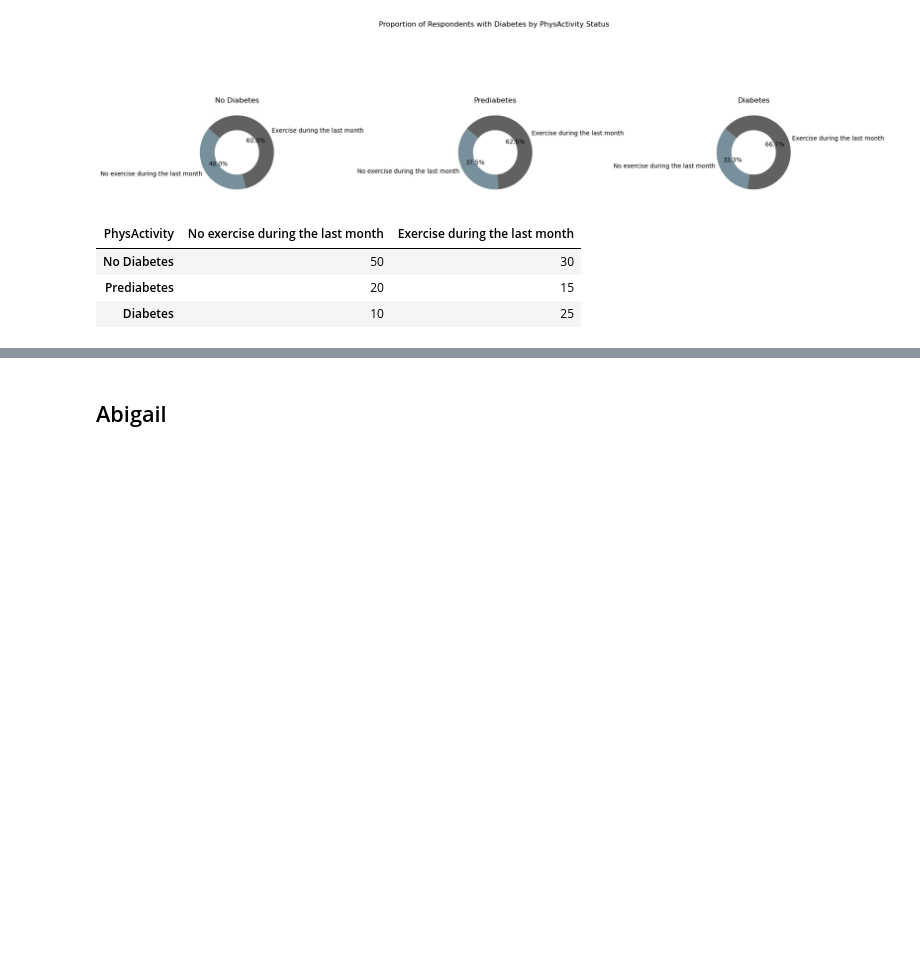
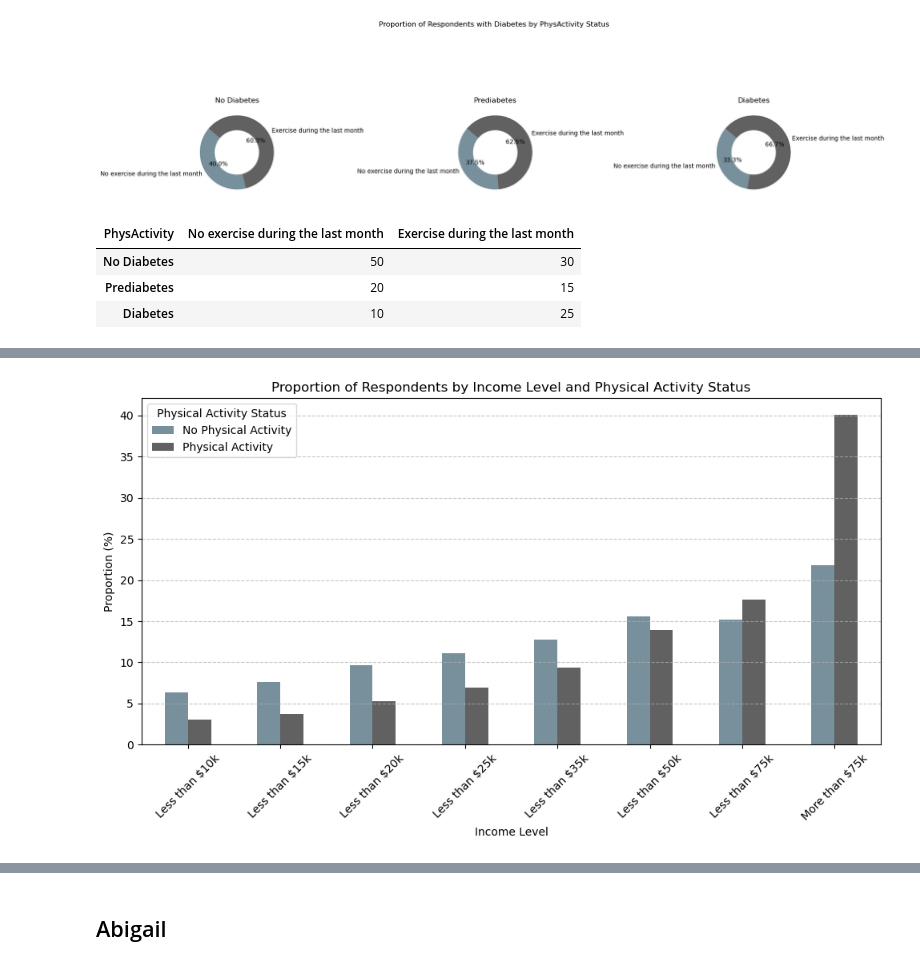
Before and after one commit to williamlevine/project-one, a Jupyter notebook: main_notebook.ipynb, the cells around one changed output, grey strips where cells are left out. Drawn from its saved outputs; the diff is of its cells as text; code cells hidden in the pictures; blank space fills up the shorter version.

Commit message:
Exercise compared to Income, Age, and Education

```diff
--- a/main_notebook.ipynb
+++ b/main_notebook.ipynb
@@ -306,0 +287,21 @@ The p-value of the chi-squared test is 0.0031. As this value is less than 0.05,
+# %%
+#PhysActivity to Income
+# Group by PhysActivity and Income, count the number of participants for each category
+dia_PhysActivity_Income = df_trimmed.groupby(["PhysActivity", "Income"]).size().reset_index(name='count')
+
+
+# Separate 0 PhysActivity values from 1 PhysActivity values, copying the tables so we can easily perform actions on them
+no_PhysActivity_Income = dia_PhysActivity_Income[dia_PhysActivity_Income["PhysActivity"] == 0].copy()
+yes_PhysActivity_Income = dia_PhysActivity_Income[dia_PhysActivity_Income["PhysActivity"] == 1].copy()
+
+# Find the total respondents per category (PhysActivity and no PhysActivity)
+# Create a new column for the proportion of respondents in each row out of their respective category
+no_PhysActivity_sum_Income = no_PhysActivity_Income["count"].sum()
+no_PhysActivity_Income["proportion"] = (no_PhysActivity_Income["count"] / no_PhysActivity_sum_Income) * 100
+
+yes_PhysActivity_sum_Income = yes_PhysActivity_Income["count"].sum()
+yes_PhysActivity_Income["proportion"] = (yes_PhysActivity_Income["count"] / yes_PhysActivity_sum_Income) * 100
+
+# Using the pd.concat() function, combine the two tables into the new PhysActivity df, which shows the proportions
+PhysActivitystack_Income = pd.concat([no_PhysActivity_Income, yes_PhysActivity_Income], ignore_index=False)
+PhysActivitystack_Income
@@ -306,0 +326,23 @@ The p-value of the chi-squared test is 0.0031. As this value is less than 0.05,
+# %%
+PhysActivity_pivot_Income = PhysActivitystack_Income.pivot(index='Income', columns='PhysActivity', values='proportion')
+
+# Rename columns for clarity
+PhysActivity_pivot_Income.columns = ['No Physical Activity', 'Physical Activity']
+
+# Plot the bar graph
+fig, ax = plt.subplots(figsize=(10, 6))
+PhysActivity_pivot_Income.plot(kind='bar', ax=ax, color=['#78909c', '#616161'])
+
+# Formatting
+plt.title('Proportion of Respondents by Income Level and Physical Activity Status')
+plt.xlabel('Income Level')
+plt.ylabel('Proportion (%)')
+plt.xticks(rotation=0)  # Rotate x labels to horizontal
+ax.set_xticklabels(['Less than $10k', 'Less than $15k', 'Less than $20k', 'Less than $25k', 'Less than $35k', 'Less than $50k', 'Less than $75k', 'More than $75k'], rotation=45)
+plt.legend(title='Physical Activity Status')
+plt.grid(axis='y', linestyle='--', alpha=0.7)
+
+plt.tight_layout()
+plt.show()
+# %% [output]
+[figure, added]
```
Also changed, not shown: parts of 6 cells of this notebook.
